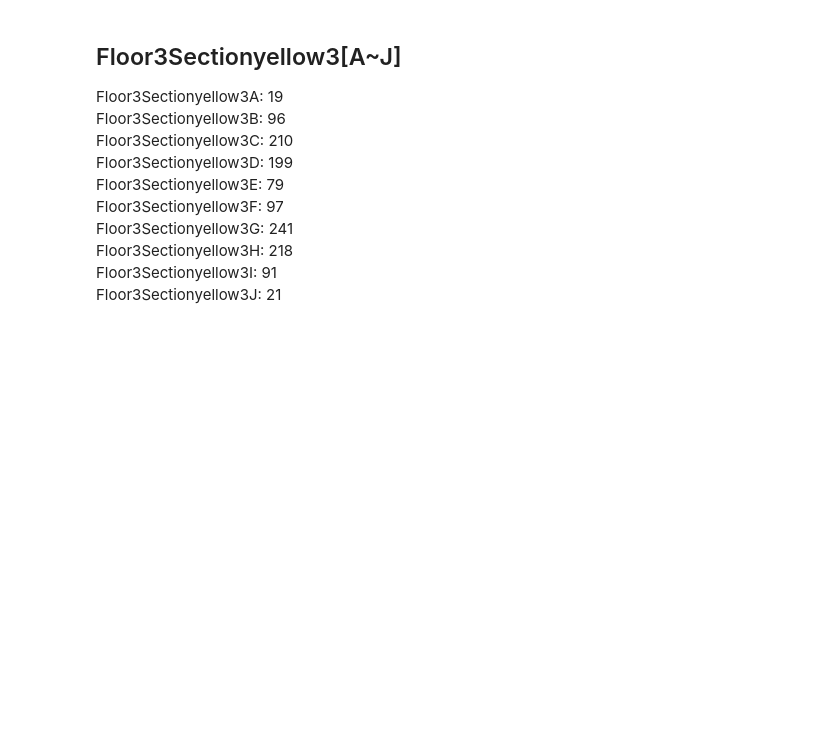
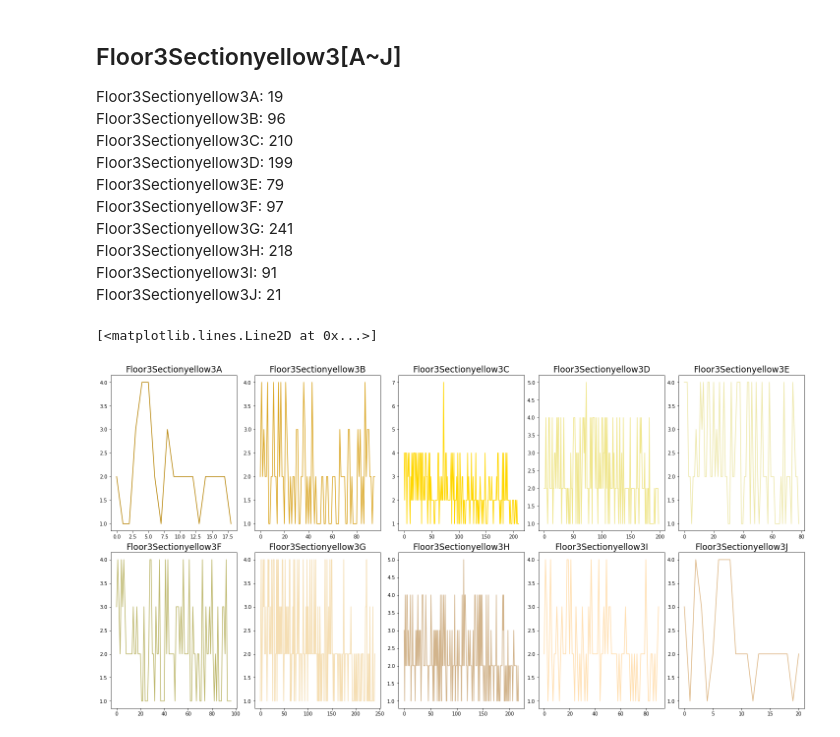
Before and after one commit to tengtengsnake/DS_info, a Jupyter notebook: final-graph-task2.ipynb, the cells around one changed output. Cells and saved outputs as stored; diff of their text form; code cells hidden in the pictures; blank space fills up the shorter version.

```diff
--- a/final-graph-task2.ipynb
+++ b/final-graph-task2.ipynb
@@ -337,0 +349,47 @@ Floor2Sectionyellow3J_time_series=(len_i_list[2490:2511])
+# %%
+y0=np.array(Floor3Sectionyellow3A_time_series)
+y1=np.array(Floor3Sectionyellow3B_time_series)
+y2=np.array(Floor3Sectionyellow3C_time_series)
+y3=np.array(Floor3Sectionyellow3D_time_series)
+
+y4=np.array(Floor3Sectionyellow3E_time_series)
+y5=np.array(Floor3Sectionyellow3F_time_series)
+y6=np.array(Floor3Sectionyellow3G_time_series)
+y7=np.array(Floor3Sectionyellow3H_time_series)
+
+y8=np.array(Floor3Sectionyellow3I_time_series)
+y9=np.array(Floor3Sectionyellow3J_time_series)
+# %%
+fig, ax = plt.subplots(2,5,constrained_layout = True,figsize=(20,10))
+ax[0,0].set_title('Floor3Sectionyellow3A',fontsize='xx-large')
+ax[0,0].plot(y0,c='darkgoldenrod')
+
+ax[0,1].set_title('Floor3Sectionyellow3B',fontsize='xx-large')
+ax[0,1].plot(y1,c='goldenrod')
+
+ax[0,2].set_title('Floor3Sectionyellow3C',fontsize='xx-large')
+ax[0,2].plot(y2,c='gold')
+
+ax[0,3].set_title('Floor3Sectionyellow3D',fontsize='xx-large')
+ax[0,3].plot(y3,c='khaki')
+
+ax[0,4].set_title('Floor3Sectionyellow3E',fontsize='xx-large')
+ax[0,4].plot(y4,c='palegoldenrod')
+
+ax[1,0].set_title('Floor3Sectionyellow3F',fontsize='xx-large')
+ax[1,0].plot(y5,c='darkkhaki')
+
+ax[1,1].set_title('Floor3Sectionyellow3G',fontsize='xx-large')
+ax[1,1].plot(y6,c='wheat')
+
+ax[1,2].set_title('Floor3Sectionyellow3H',fontsize='xx-large')
+ax[1,2].plot(y7,c='tan')
+
+ax[1,3].set_title('Floor3Sectionyellow3I',fontsize='xx-large')
+ax[1,3].plot(y8,c='navajowhite')
+
+ax[1,4].set_title('Floor3Sectionyellow3J',fontsize='xx-large')
+ax[1,4].plot(y9,c='burlywood')
+# %% [output]
+[<matplotlib.lines.Line2D at 0x...>]
+[figure, added]
```
Also changed, not shown: parts of 16 cells of this notebook.
